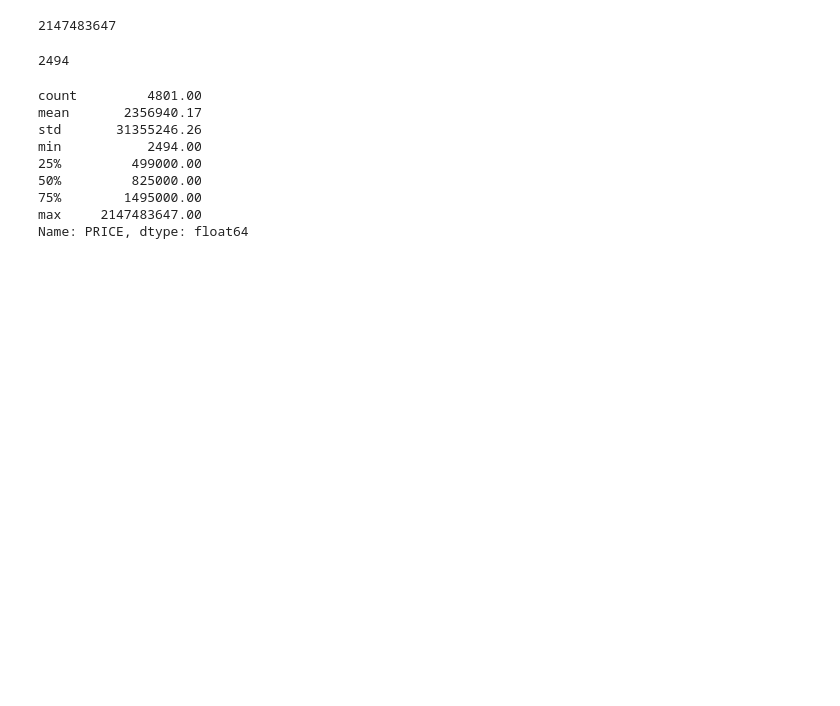
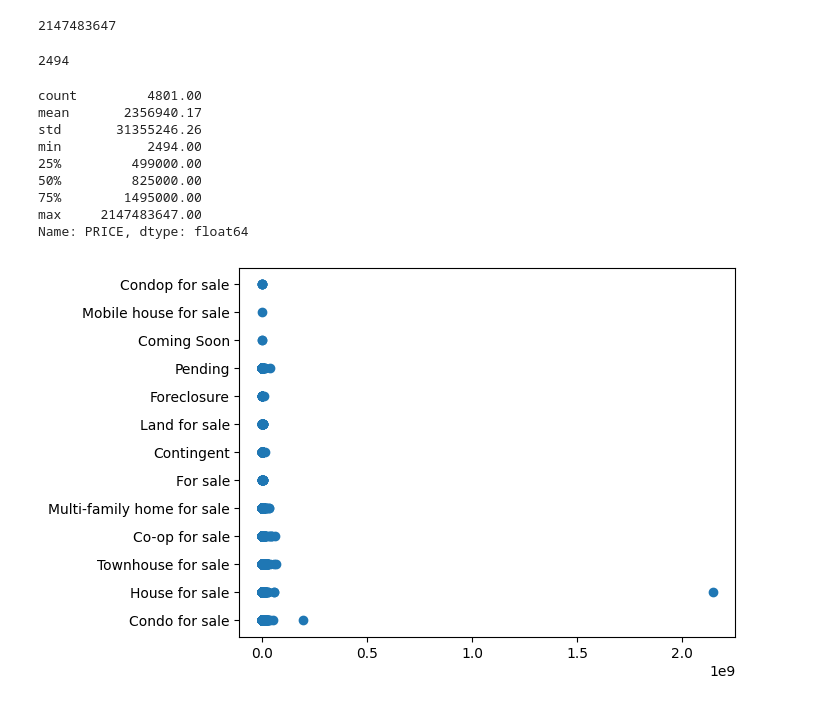
Before and after one commit to Happy4mou/NY-House-Prices-Project, a Jupyter notebook: notebooks/01_data_exploration.ipynb, the cells around one changed output. Saved outputs shown, nothing was run; the diff lists cells and outputs as text; code cells hidden in the pictures; blank space fills up the shorter version.

```diff
--- a/notebooks/01_data_exploration.ipynb
+++ b/notebooks/01_data_exploration.ipynb
@@ -119,3 +120,8 @@ min           2494.00
 75%        1495000.00
 max     2147483647.00
 Name: PRICE, dtype: float64
+# %%
+plt.scatter(new_fd['PRICE'], new_fd['TYPE'])
+plt.show()
+# %% [output]
+[figure, added]
```
Also changed, not shown: parts of 6 cells of this notebook, 1 other file.
